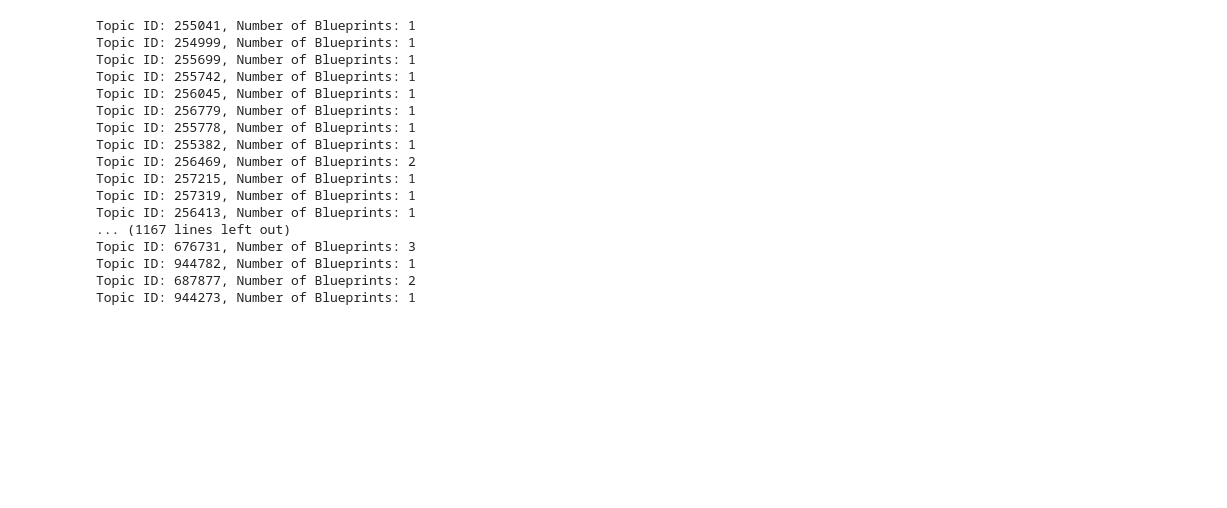
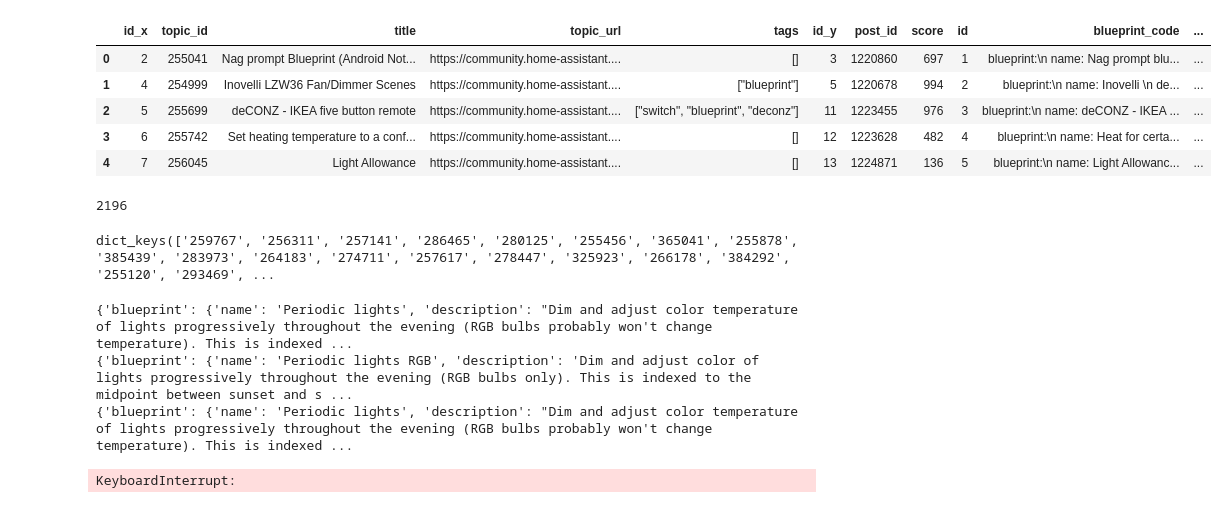
Before and after one commit to 598975/BP-classification, a Jupyter notebook: 251126-tfidf-keyword.ipynb, the cells around one changed output. Cells and saved outputs as stored; diff of their text form; code cells hidden in the pictures; blank space fills up the shorter version.

```diff
--- a/251126-tfidf-keyword.ipynb
+++ b/251126-tfidf-keyword.ipynb
@@ -69,24 +81,60 @@ _topic_post_bps_df.head()
 # %%
-from util.structural_diff import compare_multiple_bps, structural_diff, load_and_normalize_from_topic_id
+from util.structural_diff import compare_multiple_bps
+import tqdm
+db = Database()
 unique_topic_ids = _topic_post_bps_df["topic_id"].unique()
-for topic_id in unique_topic_ids:
+threshold = 0.8
+tbr = []
+for topic_id in tqdm.tqdm(unique_topic_ids, desc="Analyzing topics for similar blueprints"):
     topic_subset = _topic_post_bps_df[_topic_post_bps_df["topic_id"] == topic_id]
     topic_subset_bps = topic_subset["blueprint_code"].tolist()
+    if len(topic_subset_bps) >= 2:
+        ids = topic_subset["id"].tolist()
+        bps = db.get_blueprints_by_ids(ids)
+        scores = compare_multiple_bps(bps)
+        sim_groups = []
+
+        for bp1, bp2, score in scores:
+            if score > threshold:
+                sim_groups.append((bp1, bp2))
+
+        if sim_groups.__len__() > 0:
+            flat_sim_groups = set(bp for pair in sim_groups for bp in pair)
+            for bp in flat_sim_groups:
+                if bp != list(flat_sim_groups)[-1]:
+                    bp_id = bp.id
+                    tbr.append(bp_id)
+
+_topic_post_bps_df = _topic_post_bps_df[~_topic_post_bps_df["id"].isin(tbr)]
+_topic_post_bps_df.head()
 # %% [output]
-Topic ID: 255041, Number of Blueprints: 1
-Topic ID: 254999, Number of Blueprints: 1
-Topic ID: 255699, Number of Blueprints: 1
-Topic ID: 255742, Number of Blueprints: 1
-Topic ID: 256045, Number of Blueprints: 1
-Topic ID: 256779, Number of Blueprints: 1
-Topic ID: 255778, Number of Blueprints: 1
-Topic ID: 255382, Number of Blueprints: 1
-Topic ID: 256469, Number of Blueprints: 2
-Topic ID: 257215, Number of Blueprints: 1
-Topic ID: 257319, Number of Blueprints: 1
-Topic ID: 256413, Number of Blueprints: 1
-... (1167 lines left out)
-Topic ID: 676731, Number of Blueprints: 3
-Topic ID: 944782, Number of Blueprints: 1
-Topic ID: 687877, Number of Blueprints: 2
-Topic ID: 944273, Number of Blueprints: 1
+|  | id_x | topic_id | title | topic_url | tags | id_y | post_id | score | id | blueprint_code | ... |
+| 0 | 2 | 255041 | Nag prompt Blueprint (Android Not... | https://community.home-assistant.... | [] | 3 | 1220860 | 697 | 1 | blueprint:\n name: Nag prompt blu... | ... |
+| 1 | 4 | 254999 | Inovelli LZW36 Fan/Dimmer Scenes | https://community.home-assistant.... | ["blueprint"] | 5 | 1220678 | 994 | 2 | blueprint:\n name: Inovelli \n de... | ... |
+| 2 | 5 | 255699 | deCONZ - IKEA five button remote | https://community.home-assistant.... | ["switch", "blueprint", "deconz"] | 11 | 1223455 | 976 | 3 | blueprint:\n name: deCONZ - IKEA ... | ... |
+| 3 | 6 | 255742 | Set heating temperature to a conf... | https://community.home-assistant.... | [] | 12 | 1223628 | 482 | 4 | blueprint:\n name: Heat for certa... | ... |
+| 4 | 7 | 256045 | Light Allowance | https://community.home-assistant.... | [] | 13 | 1224871 | 136 | 5 | blueprint:\n name: Light Allowanc... | ... |
+# %%
+_topic_post_bps_df.__len__()
+# %% [output]
+2196
+# %%
+groups = {}
+for topic in _topic_post_bps_df["topic_id"].unique():
+    if _topic_post_bps_df[_topic_post_bps_df["topic_id"] == topic].__len__() > 1:
+        groups[topic] = _topic_post_bps_df[_topic_post_bps_df["topic_id"] == topic]["blueprint_code"].tolist()
+groups.keys()
+# %% [output]
+dict_keys(['259767', '256311', '257141', '286465', '280125', '255456', '365041', '255878', '385439', '283973', '264183', '274711', '257617', '278447', '325923', '266178', '384292', '255120', '293469', ...
+# %%
+from util.text_manipulation import parse_yaml
+for bp_code in groups.get("259767"):
+    print(parse_yaml(bp_code))
+# %% [output]
+{'blueprint': {'name': 'Periodic lights', 'description': "Dim and adjust color temperature of lights progressively throughout the evening (RGB bulbs probably won't change temperature). This is indexed ...
+{'blueprint': {'name': 'Periodic lights RGB', 'description': 'Dim and adjust color of lights progressively throughout the evening (RGB bulbs only). This is indexed to the midpoint between sunset and s ...
+{'blueprint': {'name': 'Periodic lights', 'description': "Dim and adjust color temperature of lights progressively throughout the evening (RGB bulbs probably won't change temperature). This is indexed ...
+# %%
+_topic_post_df.apply(lambda row: preprocessing(row["cooked"]), axis=1)
+# %% [output]
+KeyboardInterrupt:
```
Also changed, not shown: parts of 7 cells of this notebook, 3 other files.
